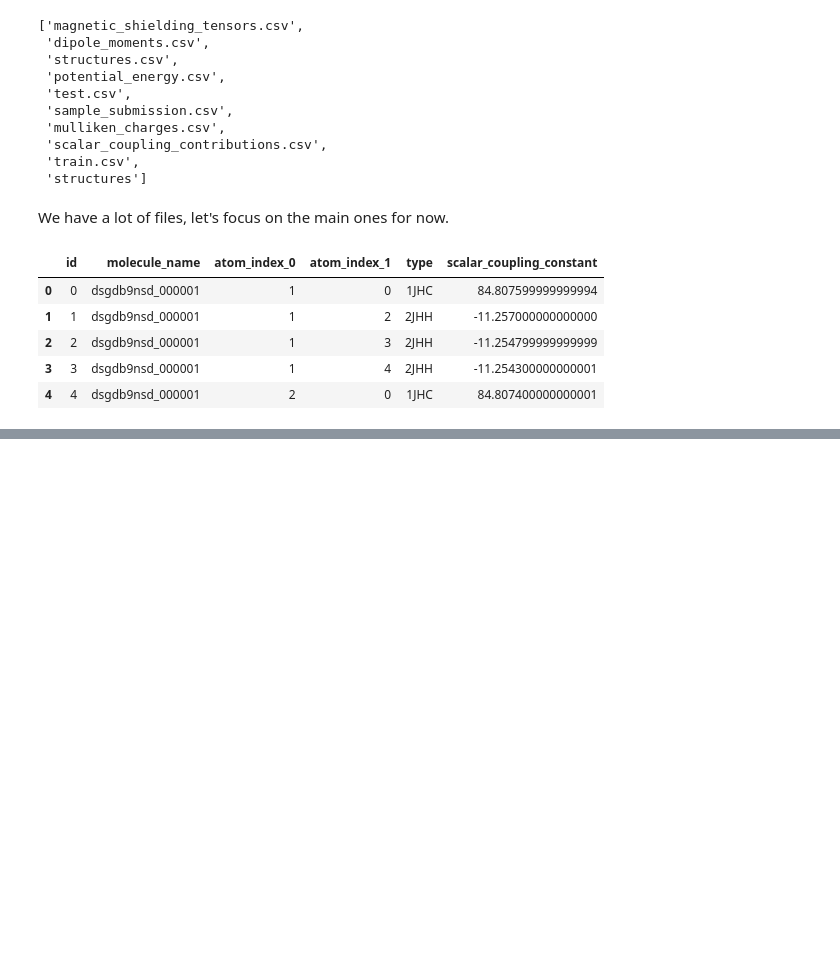
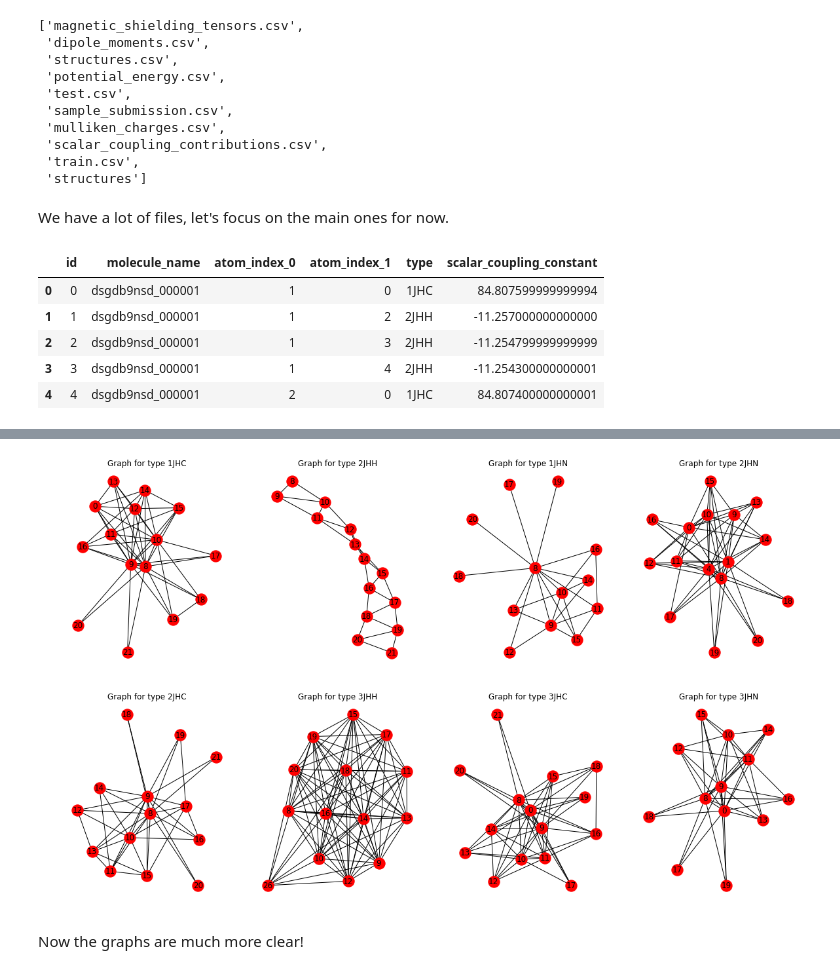
Before and after one commit to andcastillo/predictcc, a Jupyter notebook: python/prediction-example.ipynb, the cells around one changed output, grey strips where cells are left out. Saved outputs shown, nothing was run; the diff lists cells and outputs as text; code cells hidden in the pictures; blank space fills up the shorter version.

```diff
--- a/python/prediction-example.ipynb
+++ b/python/prediction-example.ipynb
@@ -514,0 +628,16 @@ train.head()
+# %%
+fig, ax = plt.subplots(figsize = (20, 12))
+for i, t in enumerate(train['type'].unique()):
+    train_type = train.loc[train['type'] == t]
+    bad_atoms_0 = list(train_type['atom_index_0'].value_counts(normalize=True)[train_type['atom_index_0'].value_counts(normalize=True) < 0.01].index)
+    bad_atoms_1 = list(train_type['atom_index_1'].value_counts(normalize=True)[train_type['atom_index_1'].value_counts(normalize=True) < 0.01].index)
+    bad_atoms = list(set(bad_atoms_0 + bad_atoms_1))
+    train_type = train_type.loc[(train_type['atom_index_0'].isin(bad_atoms_0) == False) & (train_type['atom_index_1'].isin(bad_atoms_0) == False)]
+    G = nx.from_pandas_edgelist(train_type, 'atom_index_0', 'atom_index_1', ['scalar_coupling_constant'])
+    plt.subplot(2, 4, i + 1);
+    nx.draw(G, with_labels=True);
+    plt.title(f'Graph for type {t}')
+# %% [output]
+[figure, added]
+# %% [markdown]
+Now the graphs are much more clear!
```
Also changed, not shown: parts of 32 cells of this notebook.
